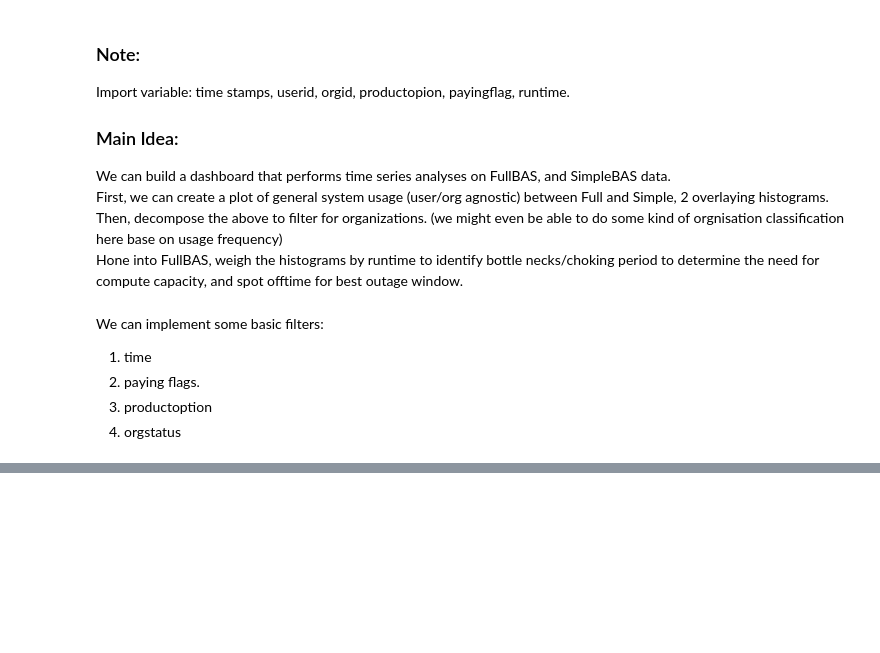
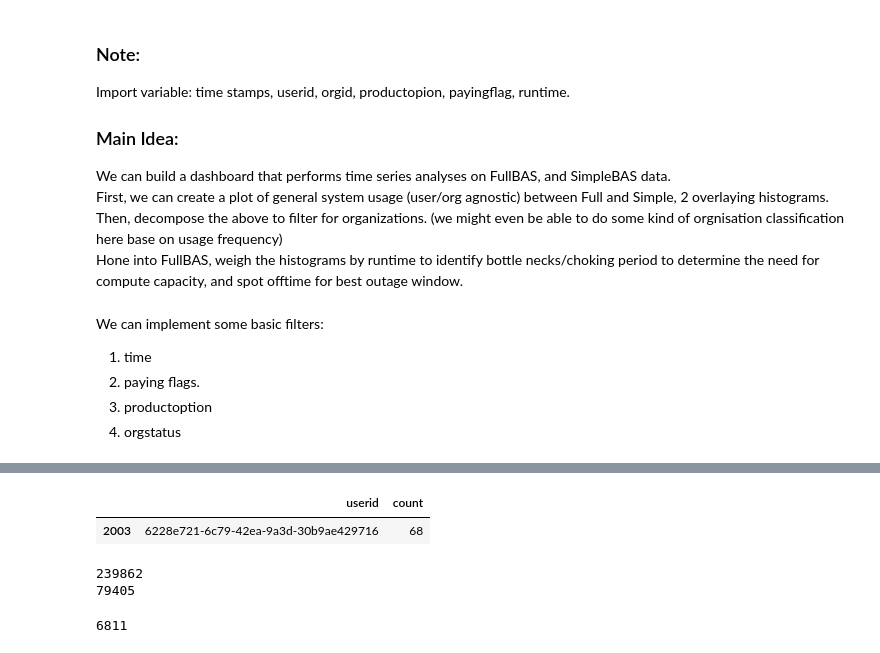
Before and after one commit to DolanCoder/exercise_case_study_pia_xero, a Jupyter notebook: explore.ipynb, the cells around one changed output, grey strips where cells are left out. Saved outputs shown, nothing was run; the diff lists cells and outputs as text; code cells hidden in the pictures; blank space fills up the shorter version.

```diff
--- a/explore.ipynb
+++ b/explore.ipynb
@@ -217,0 +293,35 @@ Name: datetime, Length: 130, dtype: bool
+# %%
+fullbas[['userid', 'orgid']]
+simplebas['userid']
+
+res = pd.merge(simplebas, fullbas, left_on='userid', right_on='userid', how="outer")
+
+hist = res[['userid', 'orgid']].drop_duplicates().dropna().groupby('userid').size().reset_index(name='count')
+
+figure = go.Figure(data =[ go.Histogram(x=hist['count'].values)])
+figure.update_yaxes(type='log')
+figure.show()
+
+hist[hist['count']>10]
+# %% [output]
+|  | userid | count |
+| 2003 | 6228e721-6c79-42ea-9a3d-30b9ae429716 | 68 |
+# %%
+fullbas[['userid', 'orgid']]
+simplebas['userid']
+
+inner_res = pd.merge(simplebas, fullbas, left_on='userid', right_on='userid', how="inner")
+outer_res = pd.merge(simplebas, fullbas, left_on='userid', right_on='userid', how="outer")
+
+print(len(fullbas))
+print(len(simplebas))
+
+#number of user that ran both BAS systems, also the number of org that ran both BAS system excluding different users runing for the sample org
+inner_res[['userid', 'orgid']].drop_duplicates()
+
+#number of user that ran either BAS systems
+len(outer_res[['userid', 'orgid']].drop_duplicates())
+# %% [output]
+239862
+79405
+6811
```
Also changed, not shown: parts of 14 cells of this notebook.
